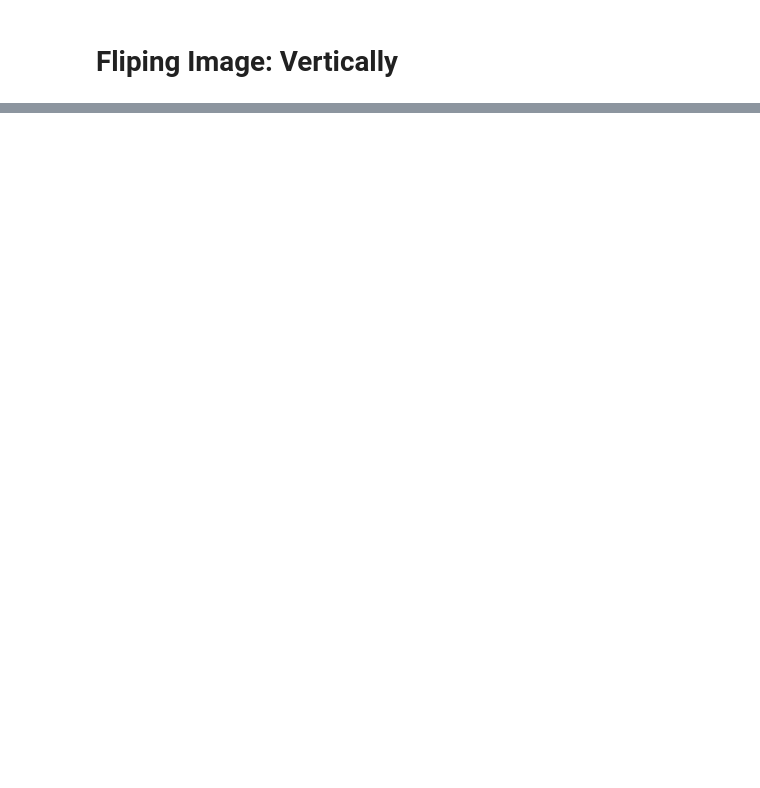
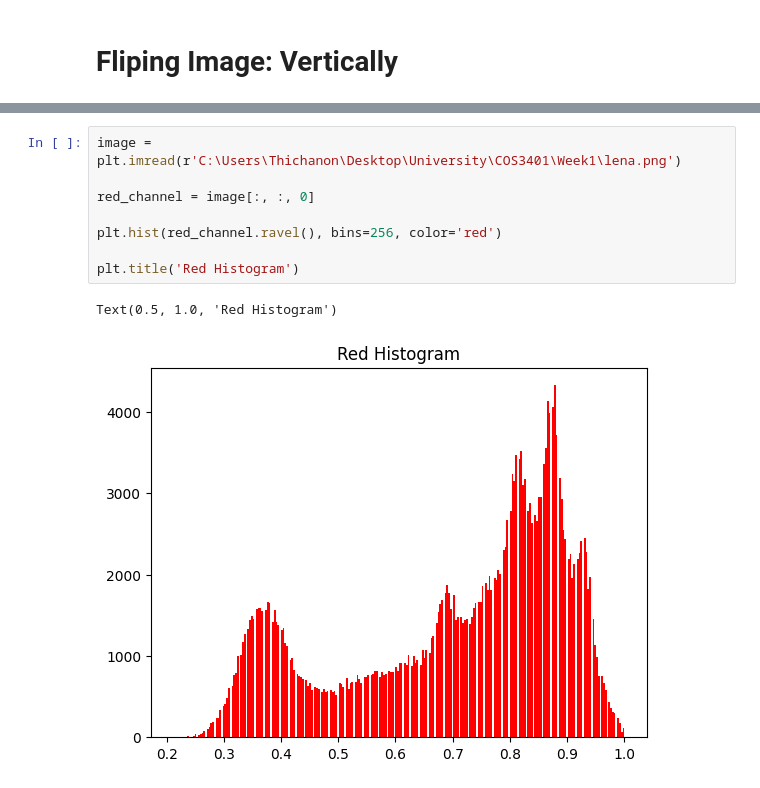
Before and after one commit to 3chammmpppthichanon/University, a Jupyter notebook: COS3401/Week1/review.ipynb, the cells around one changed output, grey strips where cells are left out. Drawn from its saved outputs; the diff is of its cells as text; blank space fills up the shorter version.

```diff
--- a/COS3401/Week1/review.ipynb
+++ b/COS3401/Week1/review.ipynb
@@ -73,0 +83,11 @@ show_image(horizontally_flipped, 'Horizontally flipped image')
+# %%
+image = plt.imread(r'C:\Users\Thichanon\Desktop\University\COS3401\Week1\lena.png')
+
+red_channel = image[:, :, 0]
+
+plt.hist(red_channel.ravel(), bins=256, color='red')
+
+plt.title('Red Histogram')
+# %% [output]
+Text(0.5, 1.0, 'Red Histogram')
+[figure, added]
```
Also changed, not shown: parts of 14 cells of this notebook, 1 other file.
